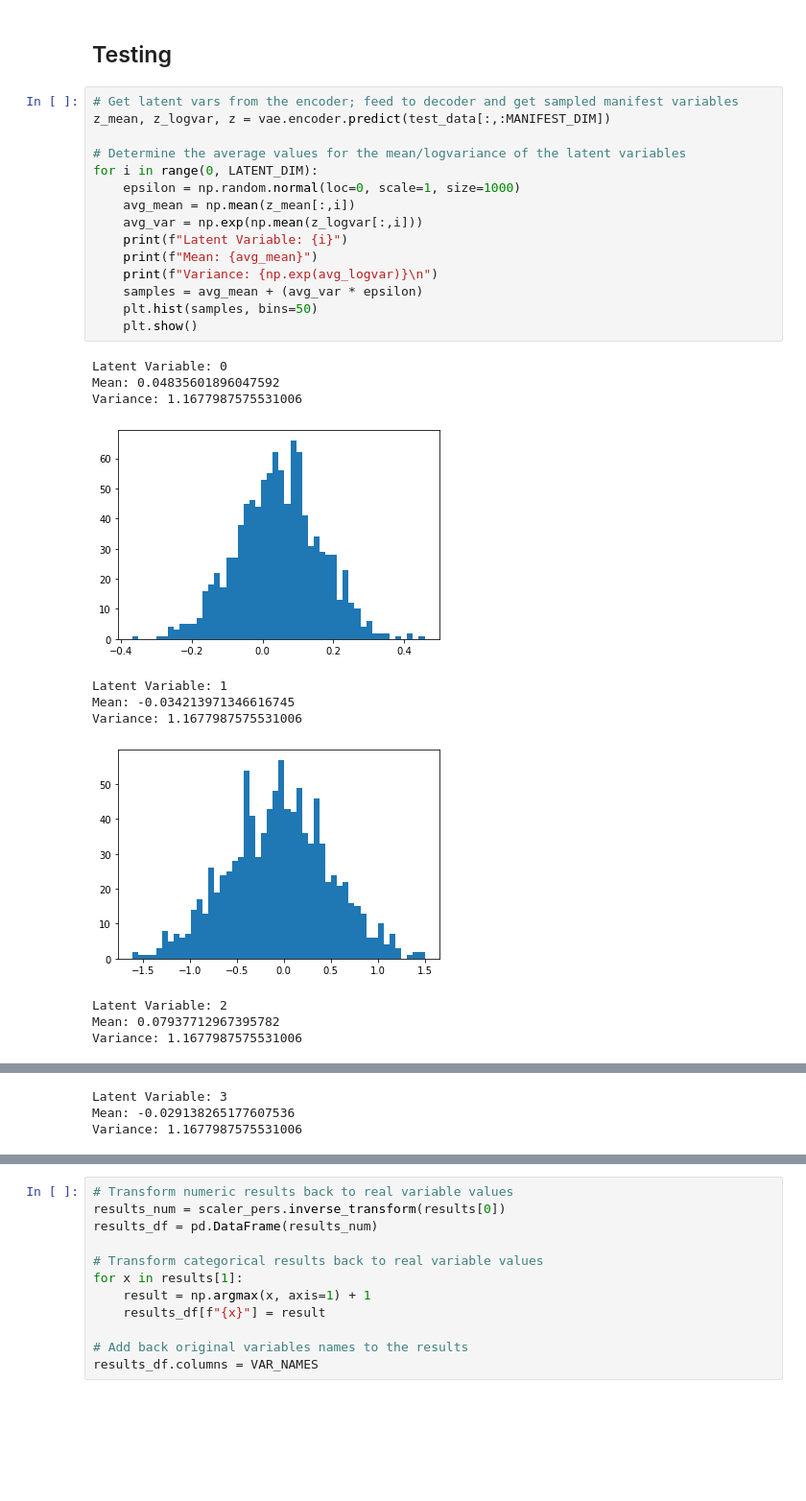
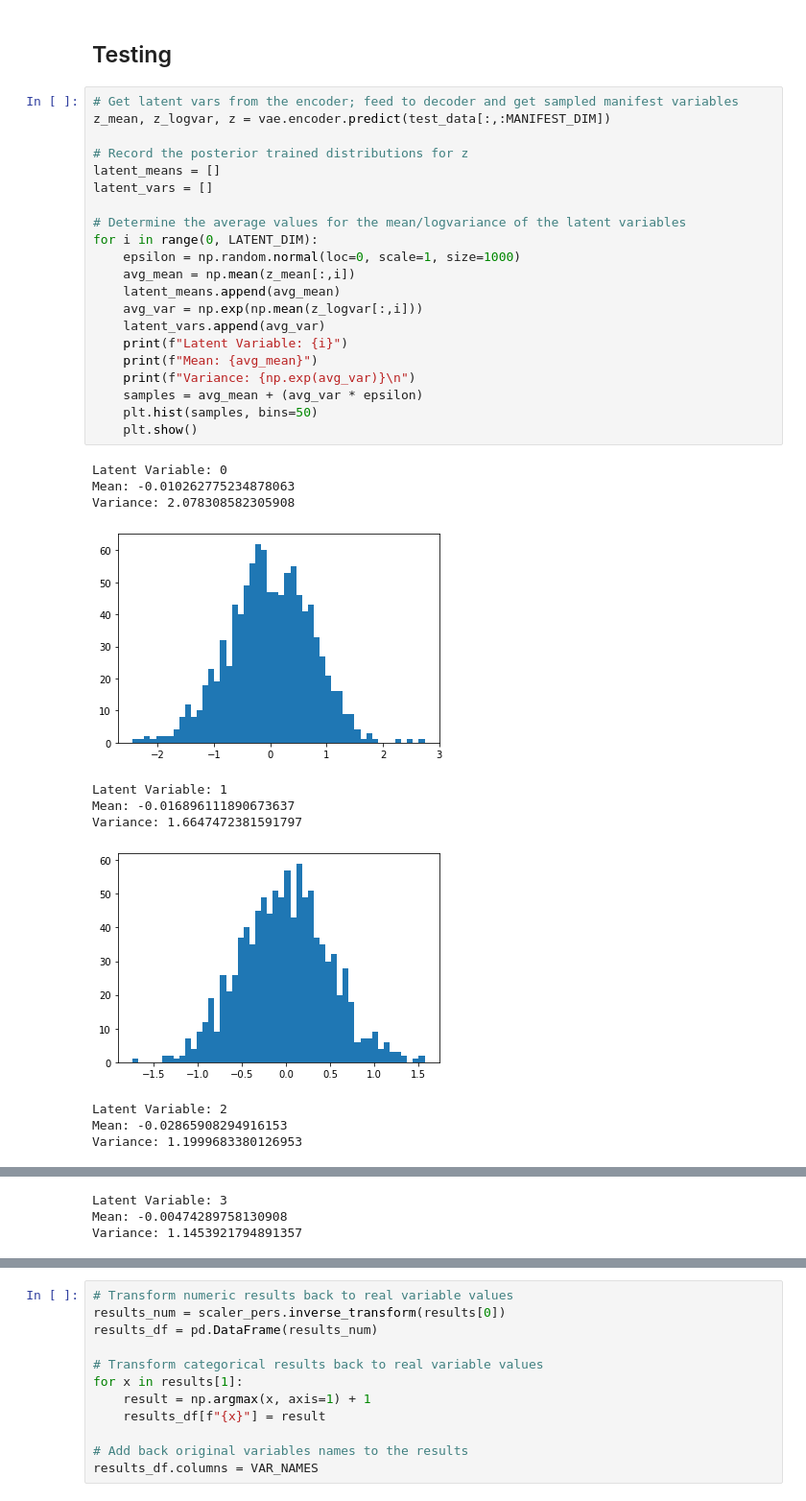
Before and after one commit to zackAemmer/generative_synthesis, a Jupyter notebook: households_model.ipynb, the cells around one changed output, grey strips where cells are left out. Shown: that part at 96% size. Cells and saved outputs as stored; diff of their text form; blank space fills up the shorter version.

```diff
--- a/households_model.ipynb
+++ b/households_model.ipynb
@@ -326,27 +328,33 @@ plt.show()
 # %%
 # Get latent vars from the encoder; feed to decoder and get sampled manifest variables
 z_mean, z_logvar, z = vae.encoder.predict(test_data[:,:MANIFEST_DIM])
+
+# Record the posterior trained distributions for z
+latent_means = []
+latent_vars = []
 
 # Determine the average values for the mean/logvariance of the latent variables
 for i in range(0, LATENT_DIM):
     epsilon = np.random.normal(loc=0, scale=1, size=1000)
     avg_mean = np.mean(z_mean[:,i])
+    latent_means.append(avg_mean)
     avg_var = np.exp(np.mean(z_logvar[:,i]))
+    latent_vars.append(avg_var)
     print(f"Latent Variable: {i}")
     print(f"Mean: {avg_mean}")
-    print(f"Variance: {np.exp(avg_logvar)}\n")
+    print(f"Variance: {np.exp(avg_var)}\n")
     samples = avg_mean + (avg_var * epsilon)
     plt.hist(samples, bins=50)
     plt.show()
 # %% [output]
 Latent Variable: 0
-Mean: 0.04835601896047592
-Variance: 1.1677987575531006
+Mean: -0.010262775234878063
+Variance: 2.078308582305908
-[figure, old version]
+[figure, new version]
 Latent Variable: 1
-Mean: -0.034213971346616745
-Variance: 1.1677987575531006
+Mean: -0.016896111890673637
+Variance: 1.6647472381591797
-[figure, old version]
+[figure, new version]
 Latent Variable: 2
-Mean: 0.07937712967395782
-Variance: 1.1677987575531006
+Mean: -0.02865908294916153
+Variance: 1.1999683380126953
@@ -354,3 +362,3 @@ Variance: 1.1677987575531006
 Latent Variable: 3
-Mean: -0.029138265177607536
-Variance: 1.1677987575531006
+Mean: -0.00474289758130908
+Variance: 1.1453921794891357
```
Also changed, not shown: parts of 14 cells of this notebook.
